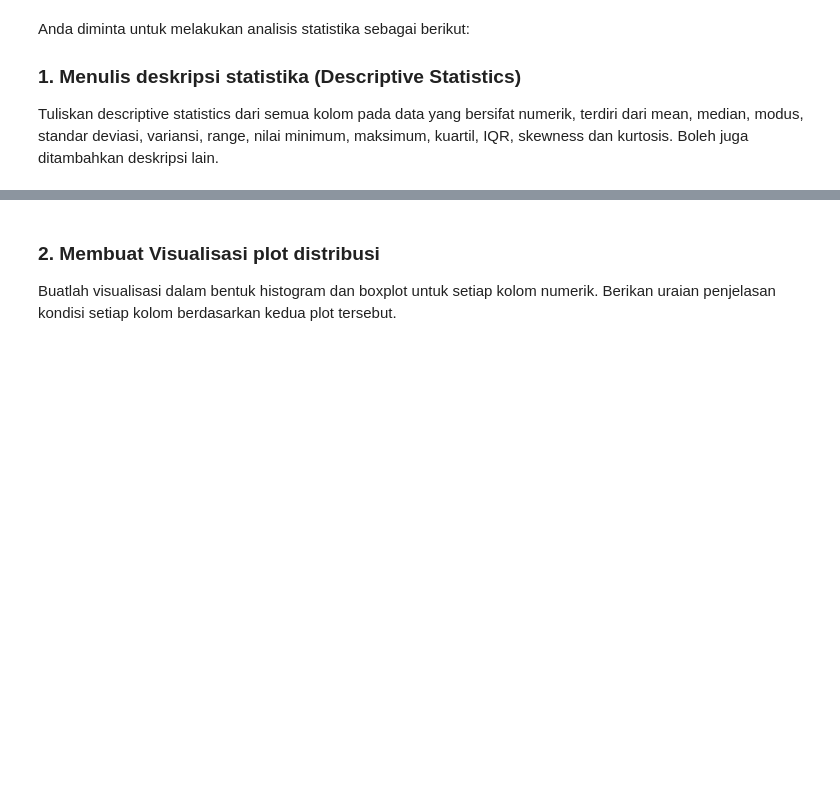
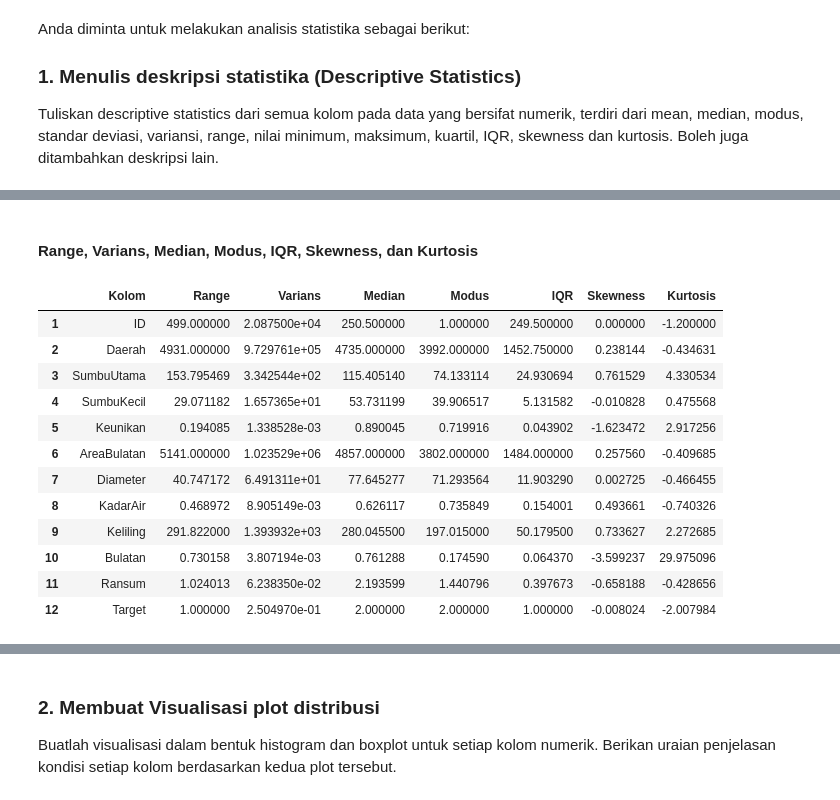
Before and after one commit to Lock1/IF2220-Probstat, a Jupyter notebook: TubesProbstat.ipynb, the cells around one changed output, grey strips where cells are left out. Cells and saved outputs as stored; diff of their text form; code cells hidden in the pictures; blank space fills up the shorter version.

Commit message:
Penambahan table styling dan markdown
Penambahan penggambaran tabel pada no 1. Penambahan markdown untuk no 1, 2, 3, dan 6.

```diff
--- a/TubesProbstat.ipynb
+++ b/TubesProbstat.ipynb
@@ -36,11 +36,16 @@ Tuliskan descriptive statistics dari semua kolom pada data yang bersifat numerik
 # %%
 # Load dataset
 # import import_ipynb
+from IPython.display import Markdown, display
 from pandas import *
 from matplotlib import *
 # import seaborn as sns
 dataset = read_csv("dataset/Gandum.csv")
 
+def printMarkdown(rawString):
+    display(Markdown(rawString))
+
 # Print mean, std, min, max, quartile
+printMarkdown("#### Mean, Standar deviasi, Minimum, Maximum, dan Kuartil")
 dataset.describe()
 # %% [output]
@@ -138,0 +62,63 @@ dtype: float64
+# %%
+# Range, Variance, Median, Modus, IQR, Skewness, & Kurtosis
+printMarkdown("#### Range, Varians, Median, Modus, IQR, Skewness, dan Kurtosis")
+describe_pandas = dataset.describe()
+
+# Inisiasi dictionary
+dictionary_gandum = {}
+dictionary_gandum["Kolom"] = []
+dictionary_gandum["Range"] = []
+dictionary_gandum["Varians"] = []
+dictionary_gandum["Median"] = []
+dictionary_gandum["Modus"] = []
+dictionary_gandum["IQR"] = []
+dictionary_gandum["Skewness"] = []
+dictionary_gandum["Kurtosis"] = []
+
+# Menambahkan informasi ke dictionary
+for column in describe_pandas:
+    dictionary_gandum["Kolom"].append(column)
+    # Range, Variance, Median, & Modus
+    dictionary_gandum["Range"].append(describe_pandas[column]["max"] - describe_pandas[column]["min"])
+    # | Range merupakan rentang nilai data
+    dictionary_gandum["Varians"].append(dataset.var()[column])
+    # | Varians adalah nilai bagaimana data tersebar
+    dictionary_gandum["Median"].append(dataset.median()[column])
+    # | Median adalah nilai tengah dari data, atau
+    #    dapat diinterpretasikan terdapat tepat
+    #    50% data diatas dan dibawah data tersebut
+    dictionary_gandum["Modus"].append(dataset.mode("index")[column][0])
+    # | Modus urutan dari banyaknya kemunculan nilai
+    # Note : Ambil hasil modus teratas dengan index 0
+
+    # IQR, Skewness, & Kurtosis
+    dictionary_gandum["IQR"].append(describe_pandas[column]["75%"] - describe_pandas[column]["25%"])
+    # | IQR adalah Selisih antara Q3 - Q1
+    dictionary_gandum["Skewness"].append(dataset.skew()[column])
+    # | Skewness adalah kecenderungan arah distribusi,
+    #    dengan - menunjukan arah ke kanan dan sebaliknya
+    dictionary_gandum["Kurtosis"].append(dataset.kurtosis()[column])
+    # | Kurtosis dapat digunakan diinterpretasikan sebagai
+    #    apakah distribusi memiliki banyak outlier atau tidak
+
+
+
+
+# Perubahan dictionary ke dataframe dan menampilkannya
+dataframe_gandum = DataFrame(dictionary_gandum, index=[i for i in range(1,13)])
+display(dataframe_gandum)
+# %% [output]
+#### Range, Varians, Median, Modus, IQR, Skewness, dan Kurtosis
+|  | Kolom | Range | Varians | Median | Modus | IQR | Skewness | Kurtosis |
+| 1 | ID | 499.000000 | 2.087500e+04 | 250.500000 | 1.000000 | 249.500000 | 0.000000 | -1.200000 |
+| 2 | Daerah | 4931.000000 | 9.729761e+05 | 4735.000000 | 3992.000000 | 1452.750000 | 0.238144 | -0.434631 |
+| 3 | SumbuUtama | 153.795469 | 3.342544e+02 | 115.405140 | 74.133114 | 24.930694 | 0.761529 | 4.330534 |
+| 4 | SumbuKecil | 29.071182 | 1.657365e+01 | 53.731199 | 39.906517 | 5.131582 | -0.010828 | 0.475568 |
+| 5 | Keunikan | 0.194085 | 1.338528e-03 | 0.890045 | 0.719916 | 0.043902 | -1.623472 | 2.917256 |
+| 6 | AreaBulatan | 5141.000000 | 1.023529e+06 | 4857.000000 | 3802.000000 | 1484.000000 | 0.257560 | -0.409685 |
+| 7 | Diameter | 40.747172 | 6.491311e+01 | 77.645277 | 71.293564 | 11.903290 | 0.002725 | -0.466455 |
+| 8 | KadarAir | 0.468972 | 8.905149e-03 | 0.626117 | 0.735849 | 0.154001 | 0.493661 | -0.740326 |
+| 9 | Keliling | 291.822000 | 1.393932e+03 | 280.045500 | 197.015000 | 50.179500 | 0.733627 | 2.272685 |
+| 10 | Bulatan | 0.730158 | 3.807194e-03 | 0.761288 | 0.174590 | 0.064370 | -3.599237 | 29.975096 |
+| 11 | Ransum | 1.024013 | 6.238350e-02 | 2.193599 | 1.440796 | 0.397673 | -0.658188 | -0.428656 |
+| 12 | Target | 1.000000 | 2.504970e-01 | 2.000000 | 2.000000 | 1.000000 | -0.008024 | -2.007984 |
```
Also changed, not shown: parts of 45 cells of this notebook.
